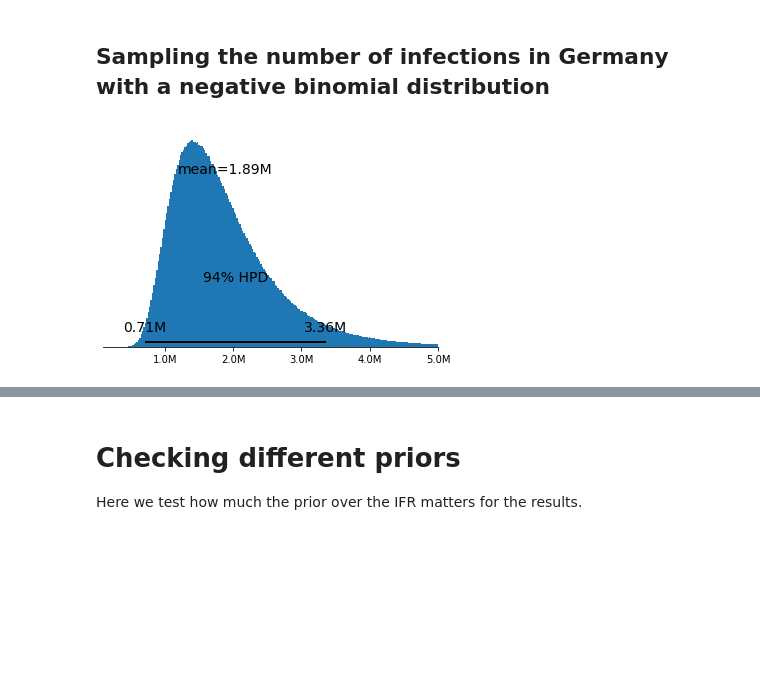
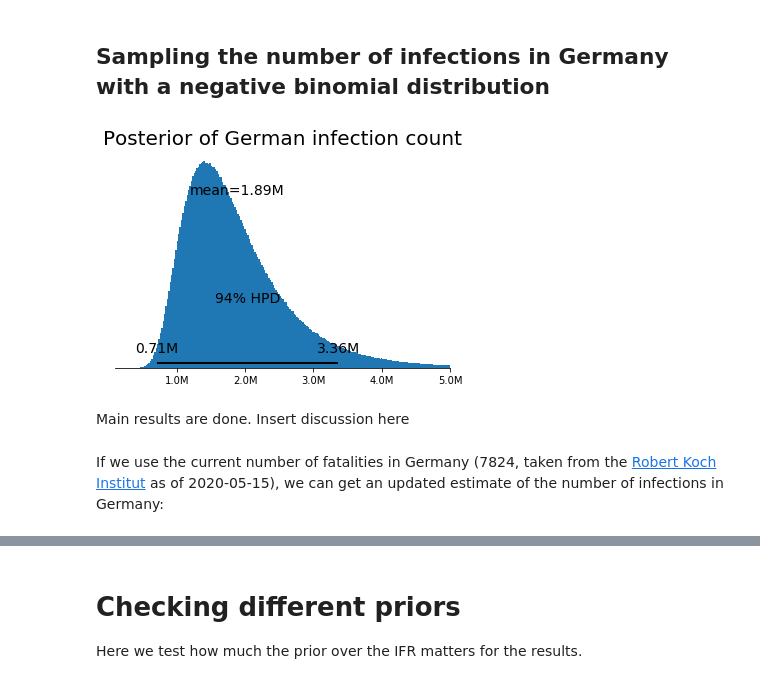
Before and after one commit to matthias-k/analysis-heinsberg-study, a Jupyter notebook: Heinsberg-Study-Model1-Germany-as-NegBinomial.ipynb, the cells around one changed output, grey strips where cells are left out. Drawn from its saved outputs; the diff is of its cells as text; code cells hidden in the pictures; blank space fills up the shorter version.

```diff
--- a/Heinsberg-Study-Model1-Germany-as-NegBinomial.ipynb
+++ b/Heinsberg-Study-Model1-Germany-as-NegBinomial.ipynb
@@ -278,10 +280,10 @@ else:
         german_infected = [dist.nbinom(n=6575, p=p).rvs() for p in tqdm(posterior['infection_fatality_rate'])]
     with open('model1_german_infected.pydat', 'wb') as f:
         pickle.dump(german_infected, f)
-# %%
-#arviz.plot_posterior(np.array(german_infected), bins=300, );
-plot_german_infected(german_infected)
-#arviz.plot_posterior({"german_infected": german_infected}, bins=300, );
-#plt.xlim(5e5, 5e6)
-# %% [output]
-[figure, removed]
+# %%
+plot_german_infected(german_infected)
+plt.title('Posterior of German infection count', fontsize=20);
+# %% [output]
+[figure, added]
+# %% [markdown]
+Main results are done. Insert discussion here
@@ -287,0 +292,2 @@ plot_german_infected(german_infected)
+# %% [markdown]
+If we use the current number of fatalities in Germany (7824, taken from the [Robert Koch Institut](https://experience.arcgis.com/experience/478220a4c454480e823b17327b2bf1d4) as of 2020-05-15), we can get an updated estimate of the number of infections in Germany:
```
Also changed, not shown: parts of 12 cells of this notebook.
